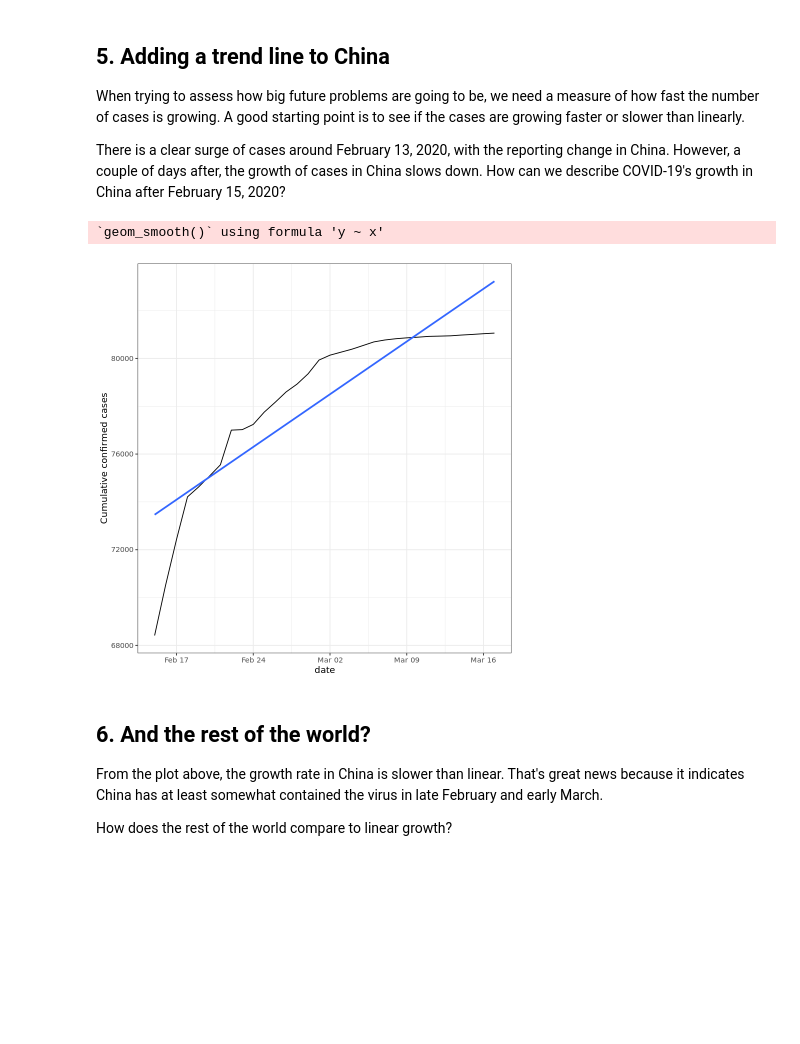
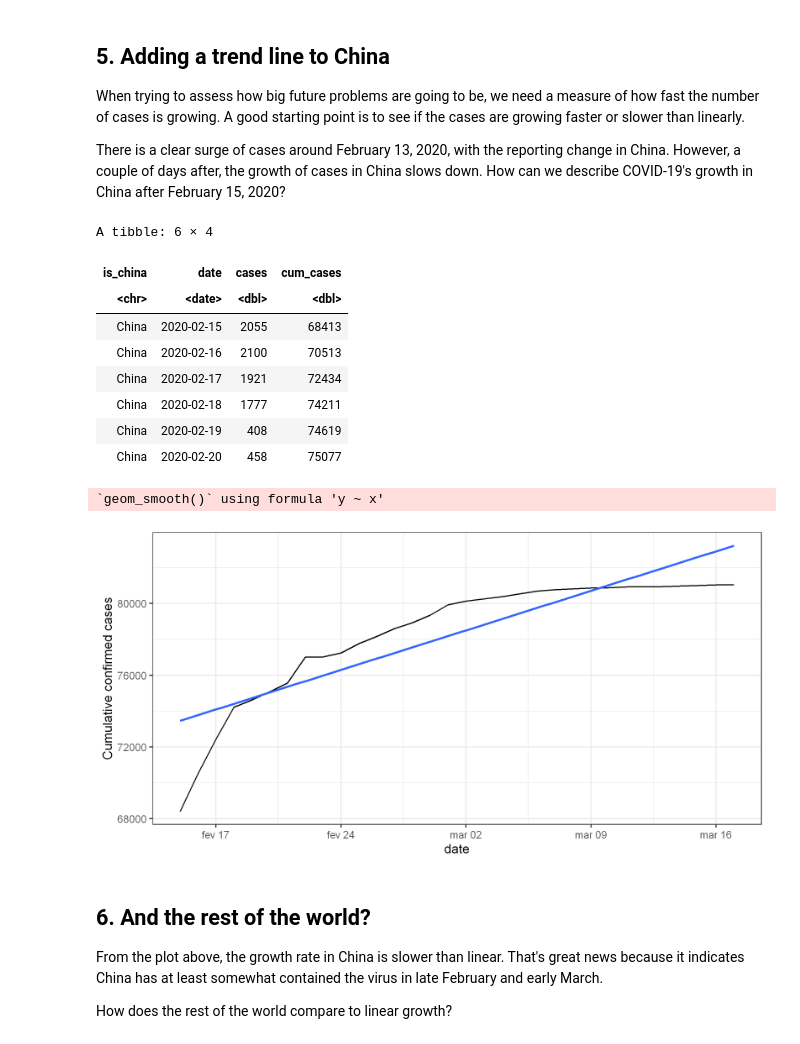
Before and after one commit to santhiago-cristiano/Datacamp-Projects, a Jupyter notebook: Visualizing-COVID-19/visualizing-covid-19.ipynb, the cells around one changed output. Cells and saved outputs as stored; diff of their text form; code cells hidden in the pictures; blank space fills up the shorter version.

```diff
--- a/Visualizing-COVID-19/visualizing-covid-19.ipynb
+++ b/Visualizing-COVID-19/visualizing-covid-19.ipynb
@@ -128,11 +116,23 @@ plt_cum_confirmed_cases_china_vs_world +
 ## 5. Adding a trend line to China
 <p>When trying to assess how big future problems are going to be, we need a measure of how fast the number of cases is growing. A good starting point is to see if the cases are growing faster or slower than linearly.</p>
 <p>There is a clear surge of cases around February 13, 2020, with the reporting change in China. However, a couple of days after, the growth of cases in China slows down. How can we describe COVID-19's growth in China after February 15, 2020?</p>
+# %%
+# Filter for China, from Feb 15
+china_after_feb15 <- confirmed_cases_china_vs_world %>%
+  filter(is_china == "China", date >= "2020-02-15")
+
+head(china_after_feb15)
+# %% [output]
+A tibble: 6 × 4
+| is_china | date | cases | cum_cases |
+| <chr> | <date> | <dbl> | <dbl> |
+| China | 2020-02-15 | 2055 | 68413 |
+| China | 2020-02-16 | 2100 | 70513 |
+| China | 2020-02-17 | 1921 | 72434 |
+| China | 2020-02-18 | 1777 | 74211 |
+| China | 2020-02-19 | 408 | 74619 |
+| China | 2020-02-20 | 458 | 75077 |
 # %%
-# Filter for China, from Feb 15
-china_after_feb15 <- confirmed_cases_china_vs_world %>%
-  filter(is_china == "China", date >= "2020-02-15")
-
 # Using china_after_feb15, draw a line plot cum_cases vs. date
 # Add a smooth trend line using linear regression, no error bars
 ggplot(china_after_feb15, aes(x = date, y = cum_cases)) +
@@ -142,7 +142,7 @@ ggplot(china_after_feb15, aes(x = date, y = cum_cases)) +
   theme_bw()
 # %% [output]
 `geom_smooth()` using formula 'y ~ x'
-[figure, old version]
+[figure, new version]
 # %% [markdown]
 ## 6. And the rest of the world?
 <p>From the plot above, the growth rate in China is slower than linear. That's great news because it indicates China has at least somewhat contained the virus in late February and early March.</p>
```
Also changed, not shown: parts of 14 cells of this notebook, 4 other files.
